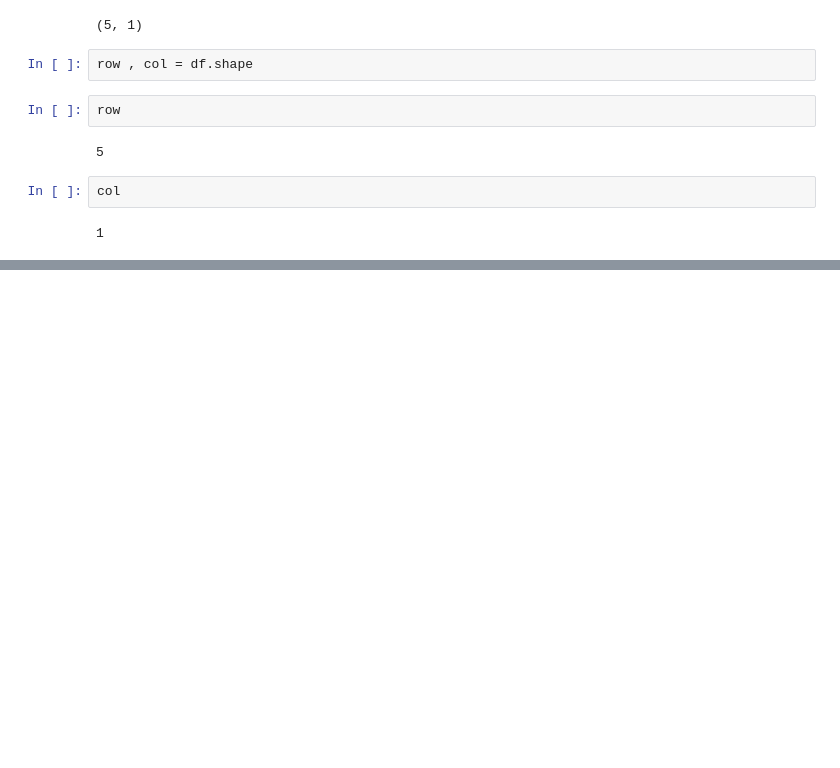
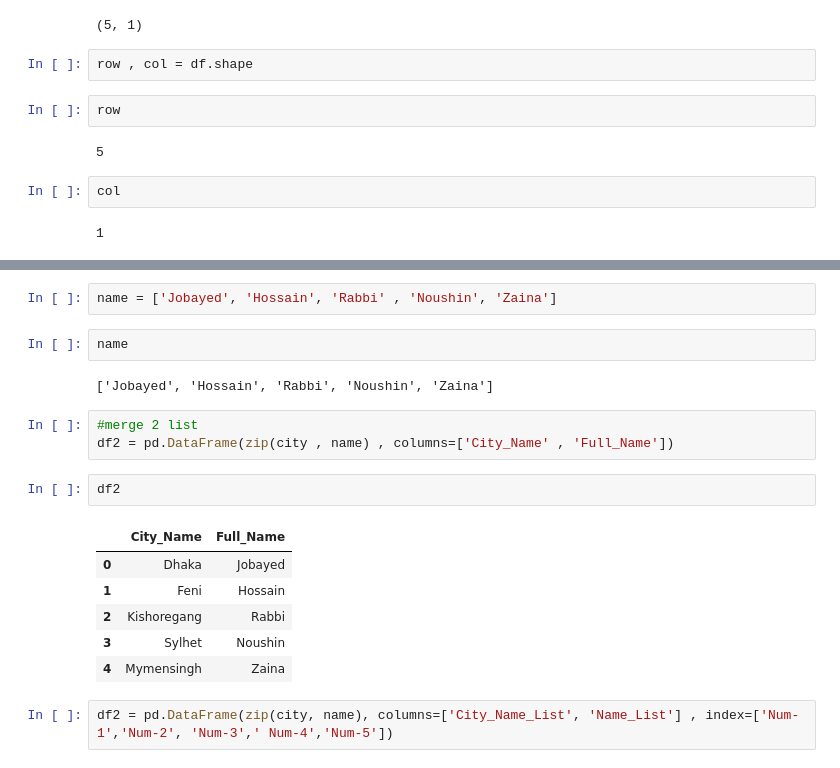
Before and after one commit to jobayed80/Machine_Learning_Learning_Course, a Jupyter notebook: Machine_Learning_Beginner.ipynb, the cells around one changed output, grey strips where cells are left out. Saved outputs shown, nothing was run; the diff lists cells and outputs as text; blank space fills up the shorter version.

```diff
--- a/Machine_Learning_Beginner.ipynb
+++ b/Machine_Learning_Beginner.ipynb
@@ -57,0 +68,20 @@ col
+# %%
+name = ['Jobayed', 'Hossain', 'Rabbi' , 'Noushin', 'Zaina']
+# %%
+name
+# %% [output]
+['Jobayed', 'Hossain', 'Rabbi', 'Noushin', 'Zaina']
+# %%
+#merge 2 list
+df2 = pd.DataFrame(zip(city , name) , columns=['City_Name' , 'Full_Name'])
+# %%
+df2
+# %% [output]
+|  | City_Name | Full_Name |
+| 0 | Dhaka | Jobayed |
+| 1 | Feni | Hossain |
+| 2 | Kishoregang | Rabbi |
+| 3 | Sylhet | Noushin |
+| 4 | Mymensingh | Zaina |
+# %%
+df2 = pd.DataFrame(zip(city, name), columns=['City_Name_List', 'Name_List'] , index=['Num-1','Num-2', 'Num-3',' Num-4','Num-5'])
```
Also changed, not shown: parts of 5 cells of this notebook.
